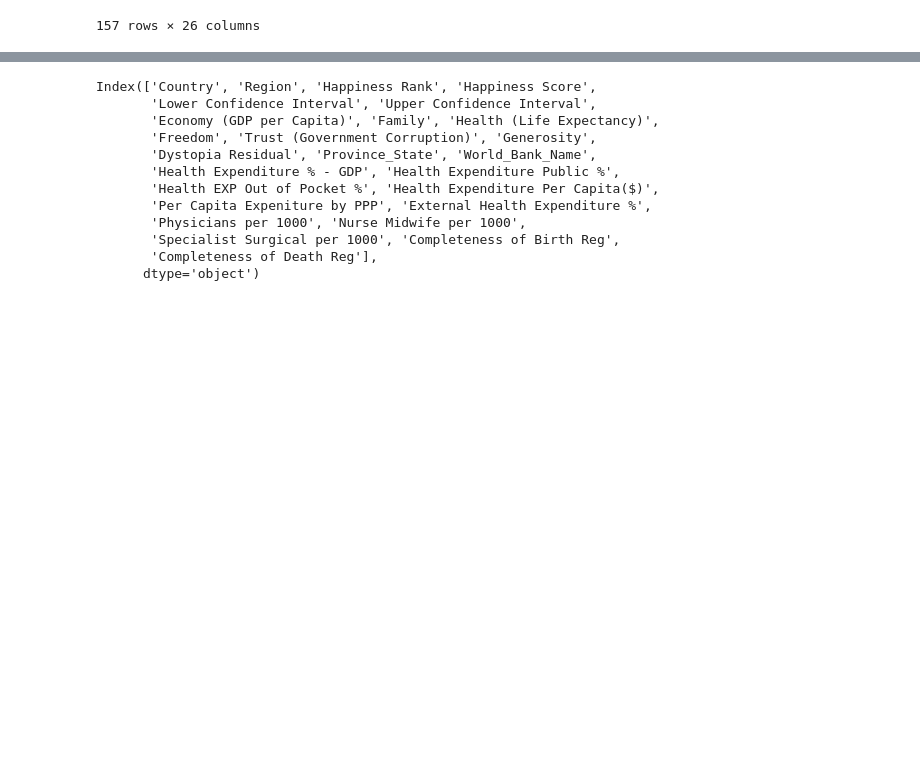
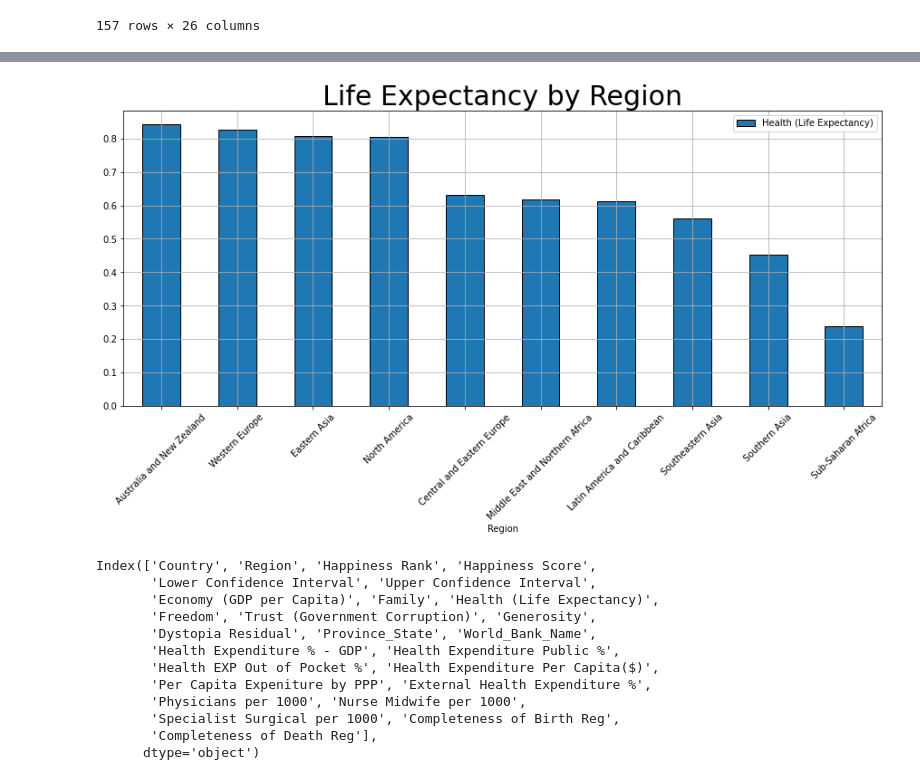
Before and after one commit to conwaykylej/Are_you_Sick_of_It, a Jupyter notebook: main.py.ipynb, the cells around one changed output, grey strips where cells are left out. Drawn from its saved outputs; the diff is of its cells as text; code cells hidden in the pictures; blank space fills up the shorter version.

Commit message:
modified:   main.py.ipynb 	Life Exp VS GDP Vs Health Exps. .ipynb

```diff
--- a/main.py.ipynb
+++ b/main.py.ipynb
@@ -93,3 +121,8 @@ dropped_dup_merged_dfs
+# %%
+grp.sort_values('Health (Life Expectancy)',ascending=False).plot.bar('Region','Health (Life Expectancy)',
+    figsize=(15,6),grid=True, rot=45,title='Life Expectancy by Region',edgecolor='black').title.set_size(30)
+# %% [output]
+[figure, added]
 # %%
 dropped_dup_merged_dfs.columns
 # %% [output]
```
Also changed, not shown: parts of 11 cells of this notebook.
